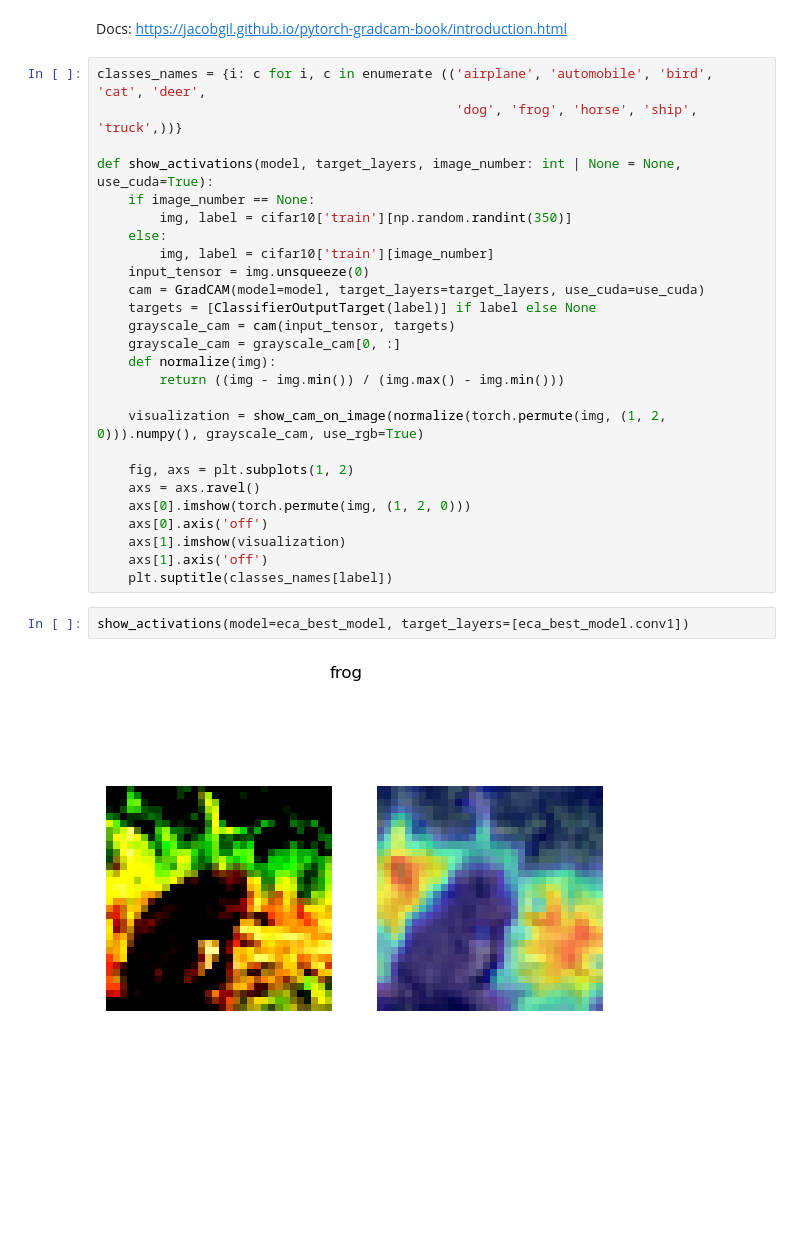
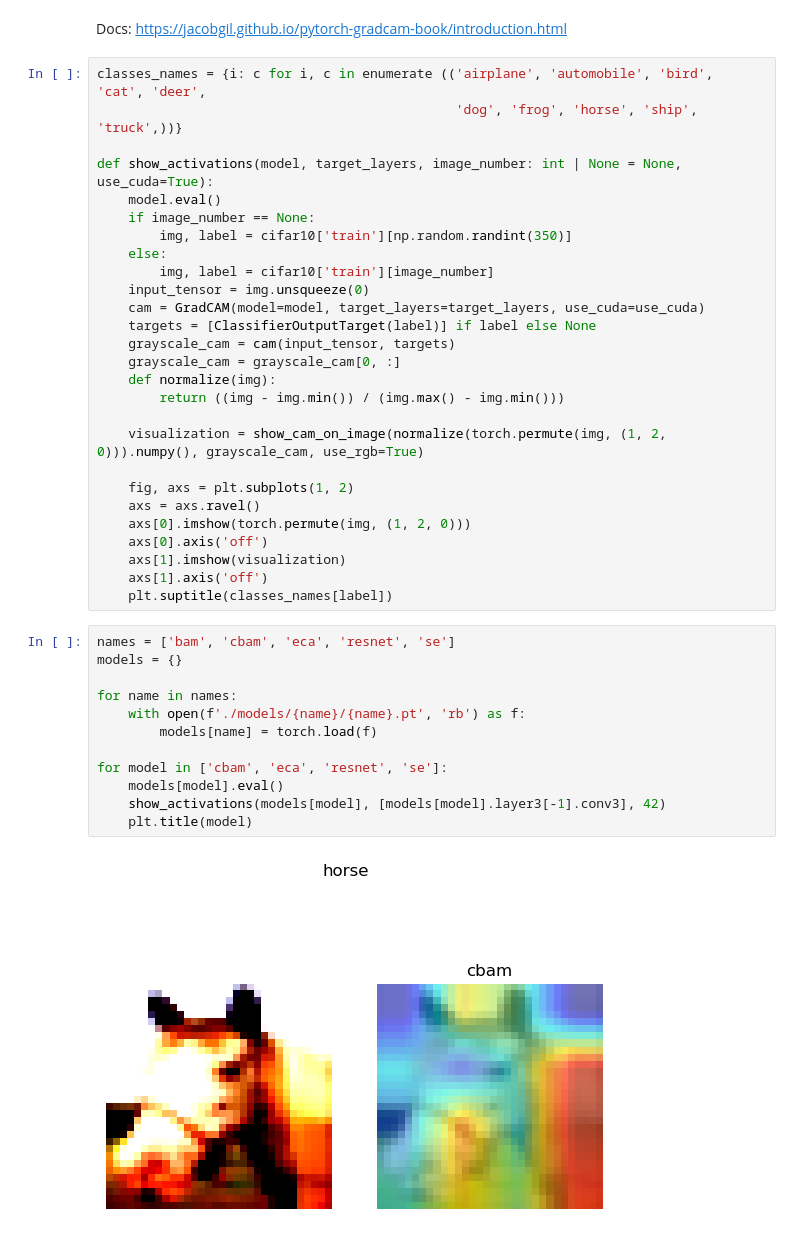
Before and after one commit to MNetanel/dl_project_cnn_attention, a Jupyter notebook: deep-course-project.ipynb, the cells around one changed output. Drawn from its saved outputs; the diff is of its cells as text; blank space fills up the shorter version.

```diff
--- a/deep-course-project.ipynb
+++ b/deep-course-project.ipynb
@@ -312,6 +314,7 @@ classes_names = {i: c for i, c in enumerate (('airplane', 'automobile', 'bird',
                                               'dog', 'frog', 'horse', 'ship', 'truck',))}
 
 def show_activations(model, target_layers, image_number: int | None = None, use_cuda=True):
+    model.eval()
     if image_number == None:
         img, label = cifar10['train'][np.random.randint(350)]
     else:
@@ -333,7 +336,17 @@ def show_activations(model, target_layers, image_number: int | None = None, use_
     axs[1].imshow(visualization)
     axs[1].axis('off')
     plt.suptitle(classes_names[label])
-# %%
-show_activations(model=eca_best_model, target_layers=[eca_best_model.conv1])
-# %% [output]
-[figure, removed]
+# %%
+names = ['bam', 'cbam', 'eca', 'resnet', 'se']
+models = {}
+
+for name in names:
+    with open(f'./models/{name}/{name}.pt', 'rb') as f:
+        models[name] = torch.load(f)
+
+for model in ['cbam', 'eca', 'resnet', 'se']:
+    models[model].eval()
+    show_activations(models[model], [models[model].layer3[-1].conv3], 42)
+    plt.title(model)
+# %% [output]
+[figure, added]
```
Also changed, not shown: parts of 9 cells of this notebook.
